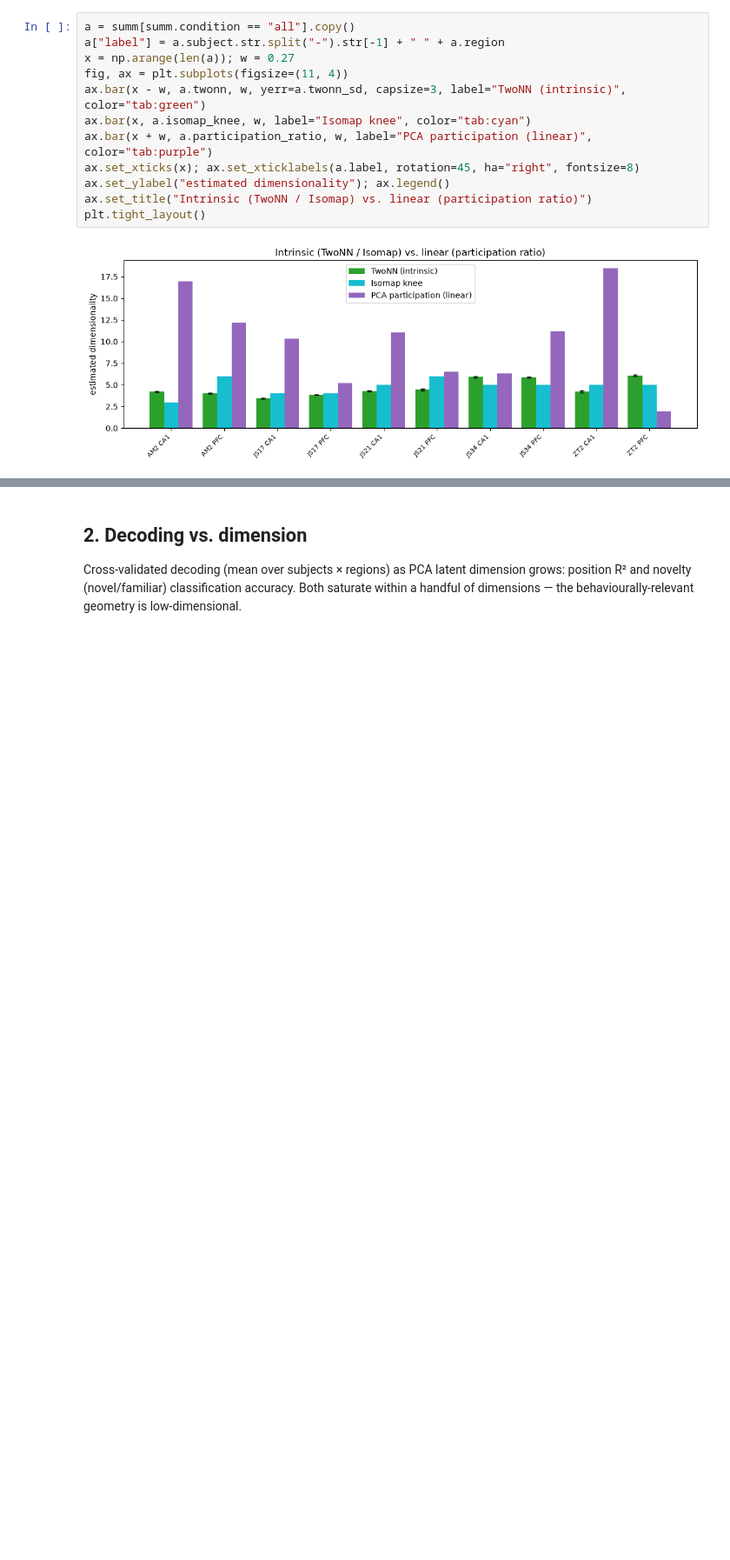
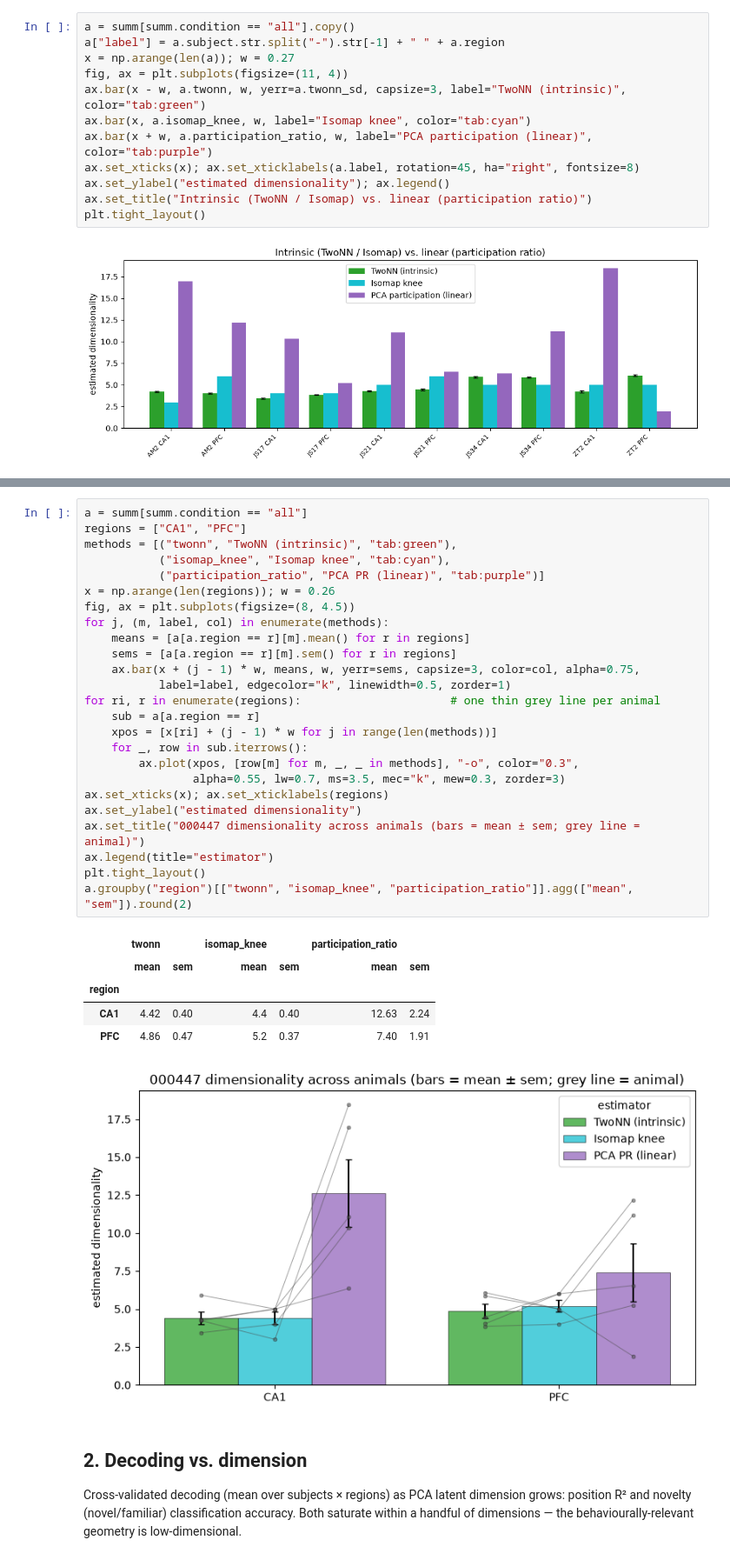
Before and after one commit to M-Proskurin/NeuroDataReHack, a Jupyter notebook: notebooks/000447/06_dimensionality.ipynb, the cells around one changed output, grey strips where cells are left out. Shown at 87% size. Saved outputs shown, nothing was run; the diff lists cells and outputs as text; blank space fills up the shorter version.

```diff
--- a/notebooks/000447/06_dimensionality.ipynb
+++ b/notebooks/000447/06_dimensionality.ipynb
@@ -60,3 +68,35 @@ plt.tight_layout()
+# %%
+a = summ[summ.condition == "all"]
+regions = ["CA1", "PFC"]
+methods = [("twonn", "TwoNN (intrinsic)", "tab:green"),
+           ("isomap_knee", "Isomap knee", "tab:cyan"),
+           ("participation_ratio", "PCA PR (linear)", "tab:purple")]
+x = np.arange(len(regions)); w = 0.26
+fig, ax = plt.subplots(figsize=(8, 4.5))
+for j, (m, label, col) in enumerate(methods):
+    means = [a[a.region == r][m].mean() for r in regions]
+    sems = [a[a.region == r][m].sem() for r in regions]
+    ax.bar(x + (j - 1) * w, means, w, yerr=sems, capsize=3, color=col, alpha=0.75,
+           label=label, edgecolor="k", linewidth=0.5, zorder=1)
+for ri, r in enumerate(regions):                      # one thin grey line per animal
+    sub = a[a.region == r]
+    xpos = [x[ri] + (j - 1) * w for j in range(len(methods))]
+    for _, row in sub.iterrows():
+        ax.plot(xpos, [row[m] for m, _, _ in methods], "-o", color="0.3",
+                alpha=0.55, lw=0.7, ms=3.5, mec="k", mew=0.3, zorder=3)
+ax.set_xticks(x); ax.set_xticklabels(regions)
+ax.set_ylabel("estimated dimensionality")
+ax.set_title("000447 dimensionality across animals (bars = mean ± sem; grey line = animal)")
+ax.legend(title="estimator")
+plt.tight_layout()
+a.groupby("region")[["twonn", "isomap_knee", "participation_ratio"]].agg(["mean", "sem"]).round(2)
+# %% [output]
+|  | twonn |  | isomap_knee |  | participation_ratio |  |
+|  | mean | sem | mean | sem | mean | sem |
+| region |  |  |  |  |  |  |
+| CA1 | 4.42 | 0.40 | 4.4 | 0.40 | 12.63 | 2.24 |
+| PFC | 4.86 | 0.47 | 5.2 | 0.37 | 7.40 | 1.91 |
+[figure, added]
 # %% [markdown]
 ## 2. Decoding vs. dimension
 
```
Also changed, not shown: parts of 3 cells of this notebook, 1 other file.
